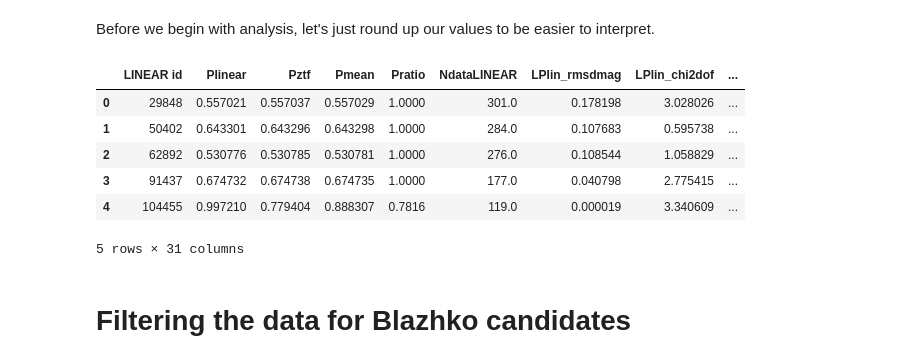
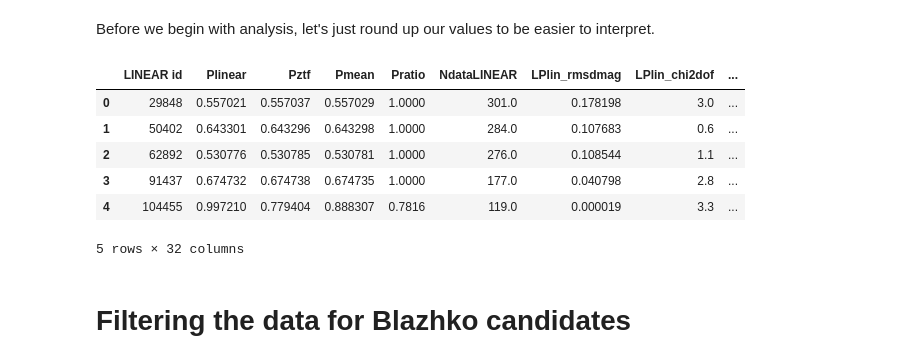
Before and after one commit to emadonev/var_stars, a Jupyter notebook: nbs/04_Searching_for_Blazhko_stars.ipynb, the cells around one changed output. Saved outputs shown, nothing was run; the diff lists cells and outputs as text; code cells hidden in the pictures.

```diff
--- a/nbs/04_Searching_for_Blazhko_stars.ipynb
+++ b/nbs/04_Searching_for_Blazhko_stars.ipynb
@@ -264,26 +266,31 @@ Before we begin with analysis, let's just round up our values to be easier to in
 # %%
 #| code-fold: false
 # ROUNDING LARGE DECIMALS
 RRLab['Pratio'] = round(RRLab['Pratio'], 4)
 RRLab['Plinear'] = round(RRLab['Plinear'], 6)
 RRLab['Pztf'] = round(RRLab['Pztf'], 6)
 RRLab['Lampl'] = round(RRLab['Lampl'], 2)
 RRLab['Zampl'] = round(RRLab['Zampl'], 2)
 RRLab['LPlin_chi2dofR'] = round(RRLab['LPlin_chi2dofR'], 1)
 RRLab['LPmean_chi2dofR'] = round(RRLab['LPmean_chi2dofR'], 1)
 RRLab['ZPztf_chi2dofR'] = round(RRLab['ZPztf_chi2dofR'], 1)
 RRLab['ZPmean_chi2dofR'] = round(RRLab['ZPmean_chi2dofR'], 1)
+RRLab['LPlin_chi2dof'] = round(RRLab['LPlin_chi2dof'], 1)
+RRLab['LPmean_chi2dof'] = round(RRLab['LPmean_chi2dof'], 1)
+RRLab['ZPztf_chi2dof'] = round(RRLab['ZPztf_chi2dof'], 1)
+RRLab['ZPmean_chi2dof'] = round(RRLab['ZPmean_chi2dof'], 1)
 RRLab['Ampl_diff'] = round(abs(RRLab['Lampl'] - RRLab['Zampl']), 2)
+RRLab['dP'] = round(abs((RRLab['Plinear']-RRLab['Pztf'])/RRLab['Pmean']),5)
 
 RRLab.head()
 # %% [output]
 |  | LINEAR id | Plinear | Pztf | Pmean | Pratio | NdataLINEAR | LPlin_rmsdmag | LPlin_chi2dof | ... |
-| 0 | 29848 | 0.557021 | 0.557037 | 0.557029 | 1.0000 | 301.0 | 0.178198 | 3.028026 | ... |
-| 1 | 50402 | 0.643301 | 0.643296 | 0.643298 | 1.0000 | 284.0 | 0.107683 | 0.595738 | ... |
-| 2 | 62892 | 0.530776 | 0.530785 | 0.530781 | 1.0000 | 276.0 | 0.108544 | 1.058829 | ... |
-| 3 | 91437 | 0.674732 | 0.674738 | 0.674735 | 1.0000 | 177.0 | 0.040798 | 2.775415 | ... |
-| 4 | 104455 | 0.997210 | 0.779404 | 0.888307 | 0.7816 | 119.0 | 0.000019 | 3.340609 | ... |
+| 0 | 29848 | 0.557021 | 0.557037 | 0.557029 | 1.0000 | 301.0 | 0.178198 | 3.0 | ... |
+| 1 | 50402 | 0.643301 | 0.643296 | 0.643298 | 1.0000 | 284.0 | 0.107683 | 0.6 | ... |
+| 2 | 62892 | 0.530776 | 0.530785 | 0.530781 | 1.0000 | 276.0 | 0.108544 | 1.1 | ... |
+| 3 | 91437 | 0.674732 | 0.674738 | 0.674735 | 1.0000 | 177.0 | 0.040798 | 2.8 | ... |
+| 4 | 104455 | 0.997210 | 0.779404 | 0.888307 | 0.7816 | 119.0 | 0.000019 | 3.3 | ... |
-5 rows × 31 columns
+5 rows × 32 columns
 # %% [markdown]
 # Filtering the data for Blazhko candidates
 # %% [markdown]
```
Also changed, not shown: parts of 29 cells of this notebook, 7 other files.
